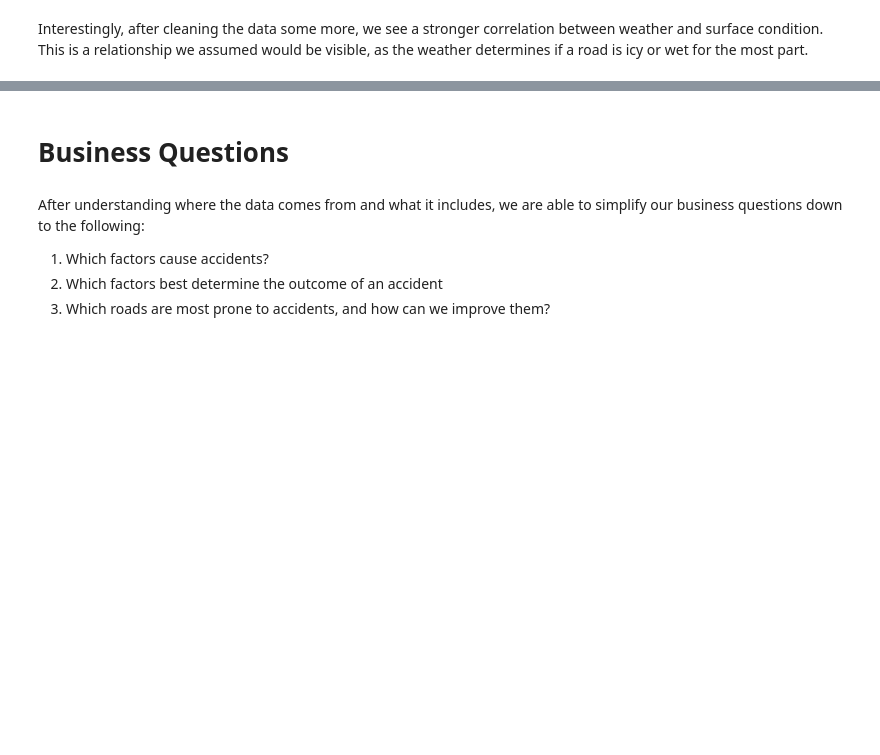
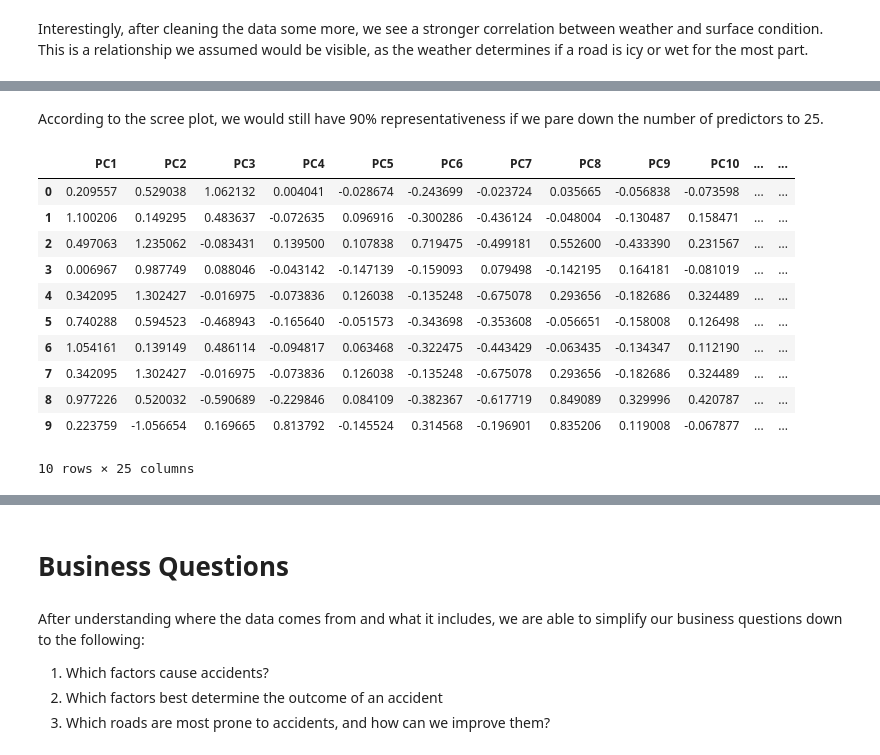
Before and after one commit to bmccxd/IST-5520-SP20-G1, a Jupyter notebook: Data Analysis-Group 1.ipynb, the cells around one changed output, grey strips where cells are left out. Drawn from its saved outputs; the diff is of its cells as text; code cells hidden in the pictures; blank space fills up the shorter version.

```diff
--- a/Data Analysis-Group 1.ipynb
+++ b/Data Analysis-Group 1.ipynb
@@ -584,0 +727,5 @@ AttributeError: 'numpy.ndarray' object has no attribute 'count'
+# %%
+# get dummies for weather
+weather = pd.get_dummies(df['Weather'])
+# drop "clear" column which is the null case along with unreported situations
+weather = weather.drop(columns=['Clear', 'Unknown'])
@@ -584,0 +878,28 @@ AttributeError: 'numpy.ndarray' object has no attribute 'count'
+# %% [markdown]
+According to the scree plot, we would still have 90% representativeness if we pare down the number of predictors to 25.
+# %%
+# choose 25 component solution
+# Select the number of components
+pca25 = PCA(n_components=25)
+pca25.fit(pca_df)
+data_pca25 = pca25.transform(pca_df)
+
+# Convert the numpy array to pandas DataFrame
+data_pca25 = pd.DataFrame(data_pca25)
+data_pca25.columns = ["PC"+str(i) for i in range(1,26)]
+
+# Show the head of the DataFrame
+data_pca25.head(10)
+# %% [output]
+|  | PC1 | PC2 | PC3 | PC4 | PC5 | PC6 | PC7 | PC8 | PC9 | PC10 | ... | ... |
+| 0 | 0.209557 | 0.529038 | 1.062132 | 0.004041 | -0.028674 | -0.243699 | -0.023724 | 0.035665 | -0.056838 | -0.073598 | ... | ... |
+| 1 | 1.100206 | 0.149295 | 0.483637 | -0.072635 | 0.096916 | -0.300286 | -0.436124 | -0.048004 | -0.130487 | 0.158471 | ... | ... |
+| 2 | 0.497063 | 1.235062 | -0.083431 | 0.139500 | 0.107838 | 0.719475 | -0.499181 | 0.552600 | -0.433390 | 0.231567 | ... | ... |
+| 3 | 0.006967 | 0.987749 | 0.088046 | -0.043142 | -0.147139 | -0.159093 | 0.079498 | -0.142195 | 0.164181 | -0.081019 | ... | ... |
+| 4 | 0.342095 | 1.302427 | -0.016975 | -0.073836 | 0.126038 | -0.135248 | -0.675078 | 0.293656 | -0.182686 | 0.324489 | ... | ... |
+| 5 | 0.740288 | 0.594523 | -0.468943 | -0.165640 | -0.051573 | -0.343698 | -0.353608 | -0.056651 | -0.158008 | 0.126498 | ... | ... |
+| 6 | 1.054161 | 0.139149 | 0.486114 | -0.094817 | 0.063468 | -0.322475 | -0.443429 | -0.063435 | -0.134347 | 0.112190 | ... | ... |
+| 7 | 0.342095 | 1.302427 | -0.016975 | -0.073836 | 0.126038 | -0.135248 | -0.675078 | 0.293656 | -0.182686 | 0.324489 | ... | ... |
+| 8 | 0.977226 | 0.520032 | -0.590689 | -0.229846 | 0.084109 | -0.382367 | -0.617719 | 0.849089 | 0.329996 | 0.420787 | ... | ... |
+| 9 | 0.223759 | -1.056654 | 0.169665 | 0.813792 | -0.145524 | 0.314568 | -0.196901 | 0.835206 | 0.119008 | -0.067877 | ... | ... |
+10 rows × 25 columns
```
Also changed, not shown: parts of 48 cells of this notebook.
